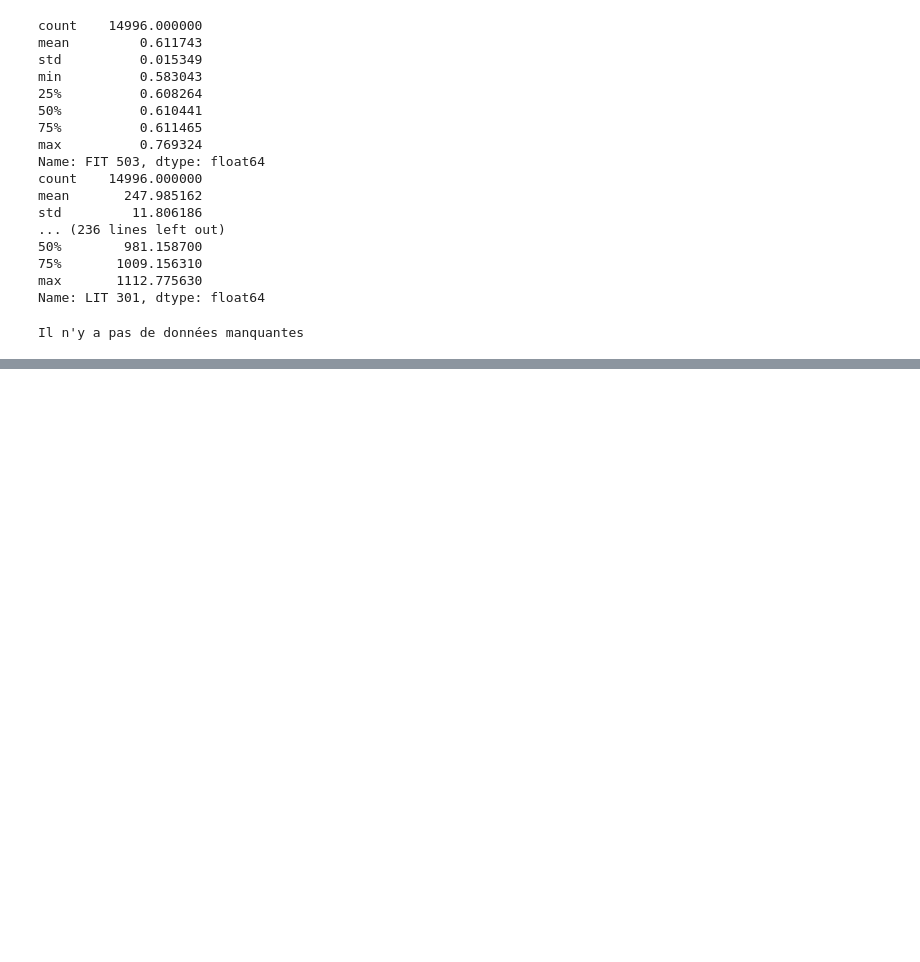
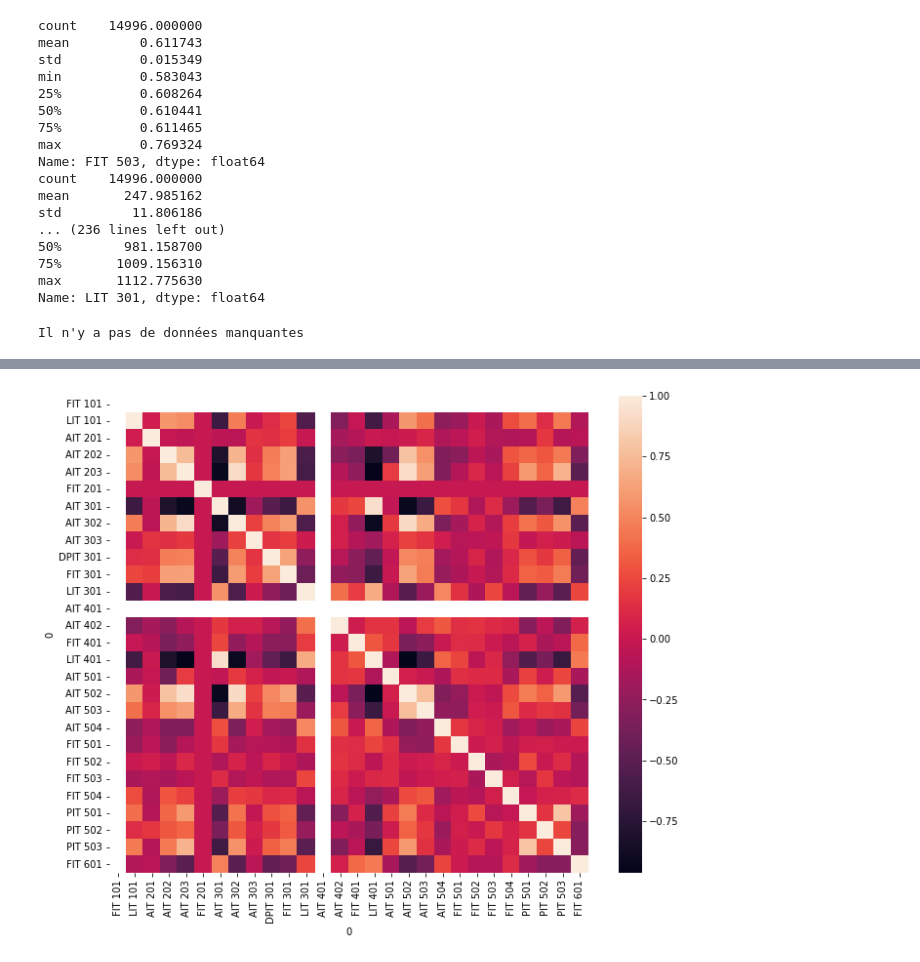
Before and after one commit to lnassabain/Anomaly-detection-and-prediction-for-Water-treatment-system, a Jupyter notebook: clean_data.ipynb, the cells around one changed output, grey strips where cells are left out. Drawn from its saved outputs; the diff is of its cells as text; code cells hidden in the pictures; blank space fills up the shorter version.

```diff
--- a/clean_data.ipynb
+++ b/clean_data.ipynb
@@ -329,0 +341,12 @@ plt.show()
+# %%
+#Matrice de correlation entre l'attaque sur FIT 401 et LIT 301
+entreFit401_Lit301 = df.loc[(df['timestamp'] > fin_FIT401) &\
+                            (df['timestamp'] < deb_LIT301)]
+
+entreFit401_Lit301_corr = entreFit401_Lit301.corr()
+plt.figure(figsize=(11,9))
+sns.heatmap(entreFit401_Lit301_corr)
+
+plt.show()
+# %% [output]
+[figure, added]
```
Also changed, not shown: parts of 15 cells of this notebook.
